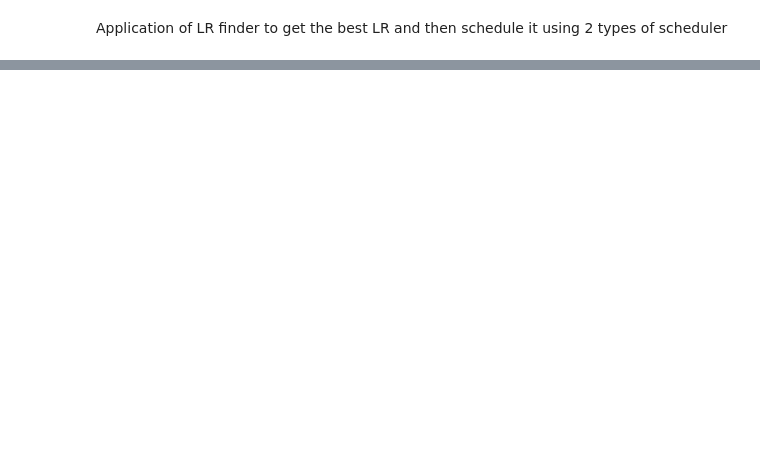
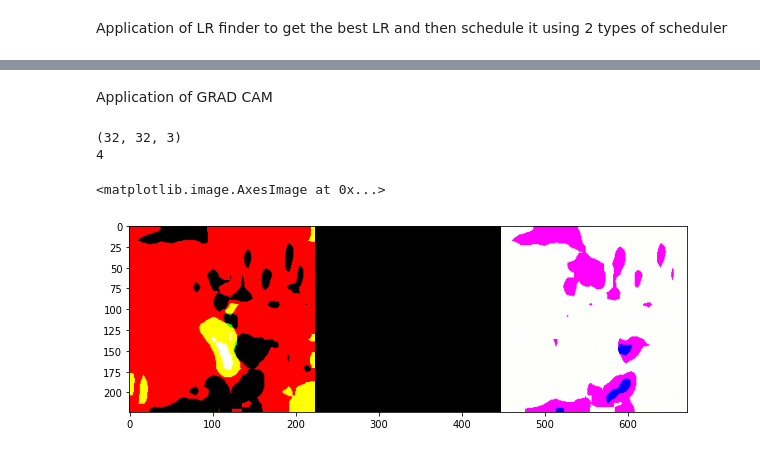
Before and after one commit to soutrik71/advanced_vision_modules_pytorch, a Jupyter notebook: notebook/session13/Assignment13_RAW.ipynb, the cells around one changed output, grey strips where cells are left out. Cells and saved outputs as stored; diff of their text form; code cells hidden in the pictures; blank space fills up the shorter version.

```diff
--- a/notebook/session13/Assignment13_RAW.ipynb
+++ b/notebook/session13/Assignment13_RAW.ipynb
@@ -746,0 +1584,2 @@ Application of LR finder to get the best LR and then schedule it using 2 types o
+# %% [markdown]
+Application of GRAD CAM
@@ -746,0 +1604,10 @@ Application of LR finder to get the best LR and then schedule it using 2 types o
+# %%
+target_layers = [resnet_model.layer3]
+# %%
+input_image = mis_features[1]
+print(input_image.shape)
+label = mis_targets[1]
+print(label)
+# %% [output]
+(32, 32, 3)
+4
@@ -746,0 +1620,39 @@ Application of LR finder to get the best LR and then schedule it using 2 types o
+# %%
+def gardcam_imageprep(img):
+    if not isinstance(img, np.ndarray):
+        img = np.array(img)
+
+    img = cv2.resize(img, (224, 224))
+    img = np.float32(img) / 255
+    input_tensor = preprocess_image(
+        img, mean=[0.4914, 0.4822, 0.4465], std=[0.2470, 0.2435, 0.2616]
+    )
+
+    return img, input_tensor
+
+
+def grad_cam_trainer(model, target_layers, image, input_tensor, prediction_label):
+    # model targets
+    targets = [ClassifierOutputTarget(prediction_label)]
+    # grad cam
+    with GradCAM(model=model, target_layers=target_layers) as cam:
+        grayscale_cams = cam(input_tensor=input_tensor, targets=targets)
+        cam_image = show_cam_on_image(image, grayscale_cams[0, :], use_rgb=True)
+
+    #  image display
+    cam = np.uint8(255 * grayscale_cams[0, :])
+    cam = cv2.merge([cam, cam, cam])
+    cam_images = np.hstack((np.uint8(255 * image), cam, cam_image))
+
+    return cam_images
+# %%
+img, input_tensor = gardcam_imageprep(input_image)
+op = grad_cam_trainer(
+    resnet_model, target_layers, img, input_tensor, label
+)
+# %%
+plt.figure(figsize=(10, 9))
+plt.imshow(op)
+# %% [output]
+<matplotlib.image.AxesImage at 0x...>
+[figure, added]
```
Also changed, not shown: parts of 49 cells of this notebook, 5 other files.
